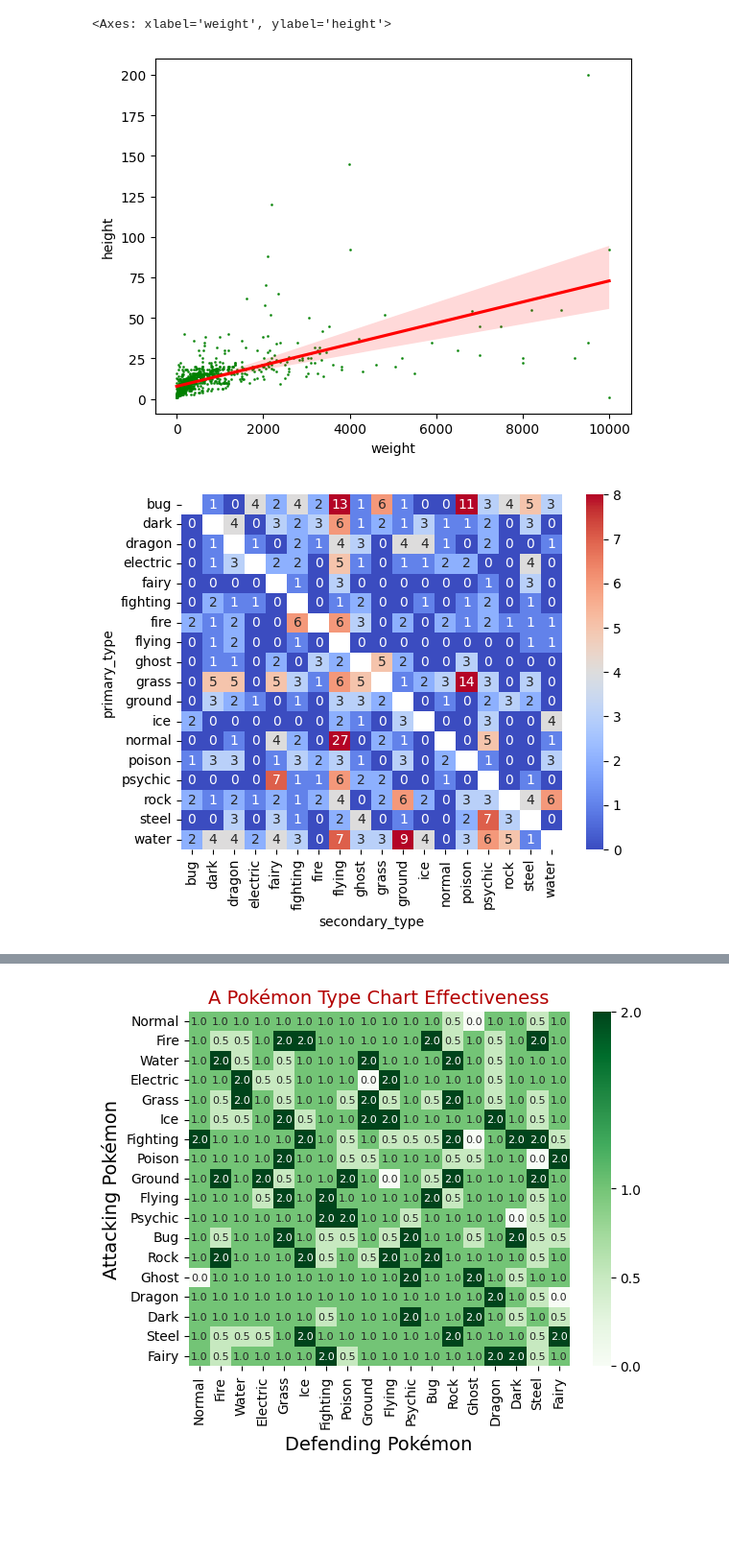
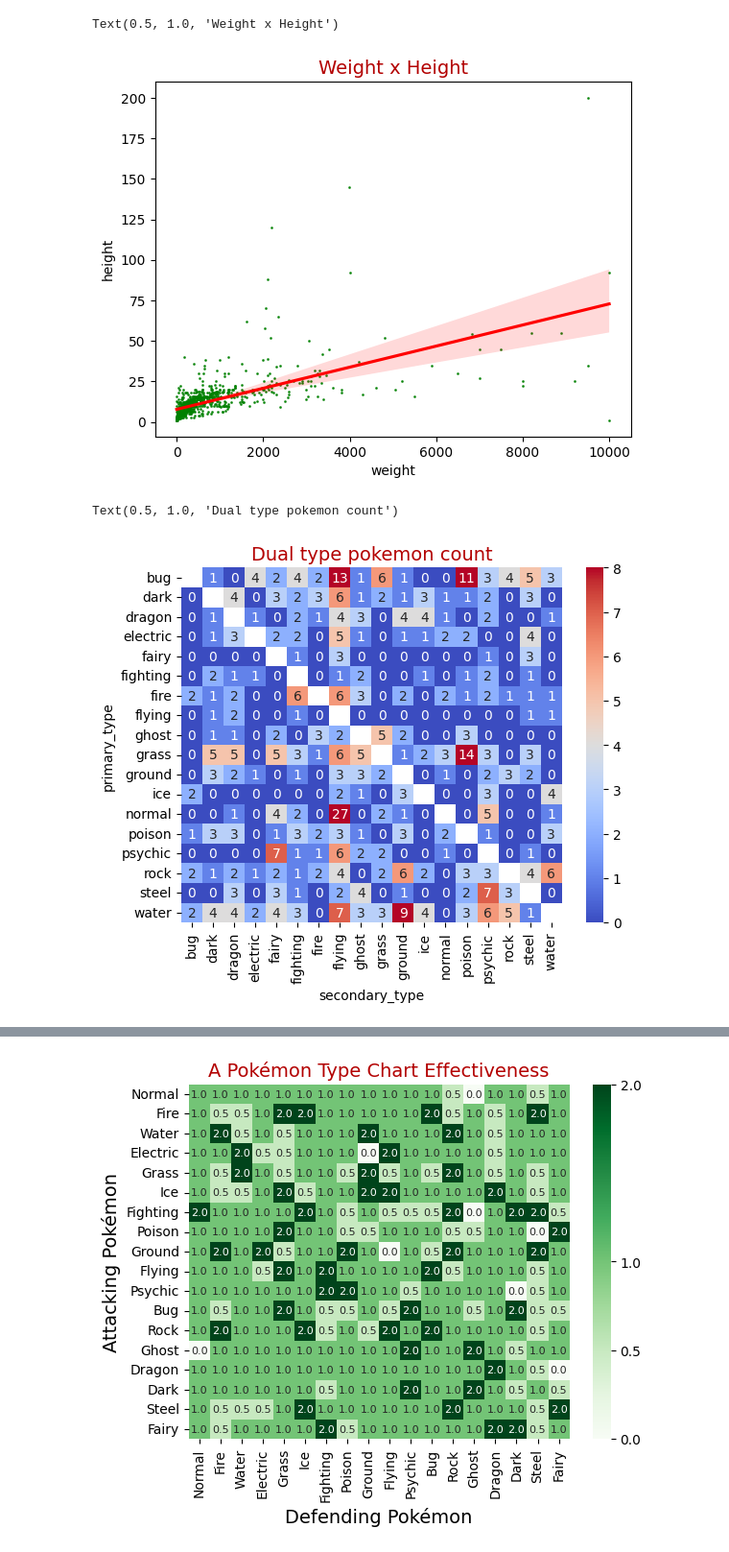
Before and after one commit to Gadomskyy/pokemon-data-analyzer, a Jupyter notebook: charts.ipynb, the cells around one changed output, grey strips where cells are left out. Shown at 96% size. Drawn from its saved outputs; the diff is of its cells as text; code cells hidden in the pictures; blank space fills up the shorter version.

```diff
--- a/charts.ipynb
+++ b/charts.ipynb
@@ -20,10 +20,11 @@ df.head()
 # %%
 sns.regplot(data=df, x='weight', y='height',
            marker='o', color='g', scatter_kws={'s':1},
            line_kws=dict(color='r'))
+plt.title("Weight x Height", size=14, color="#b30000")
 # %% [output]
-<Axes: xlabel='weight', ylabel='height'>
+Text(0.5, 1.0, 'Weight x Height')
-[figure, old version]
+[figure, new version]
 # %%
 #Heatmap - dual pokemon types
 # %%
@@ -35,8 +36,10 @@ uniform_data = np.random.rand(18, 18)
 diag_mask = np.eye(*uniform_data.shape, dtype=bool)
 
 ax = sns.heatmap(cross_tab, annot=True, cmap='coolwarm', fmt='d', vmin=0, vmax=8, mask=diag_mask)
+plt.title("Dual type pokemon count", size=14, color="#b30000")
 # %% [output]
+Text(0.5, 1.0, 'Dual type pokemon count')
-[figure, old version]
+[figure, new version]
 # %%
 #Boxplot size by primary type
 # %%
```
Also changed, not shown: parts of 5 cells of this notebook.
